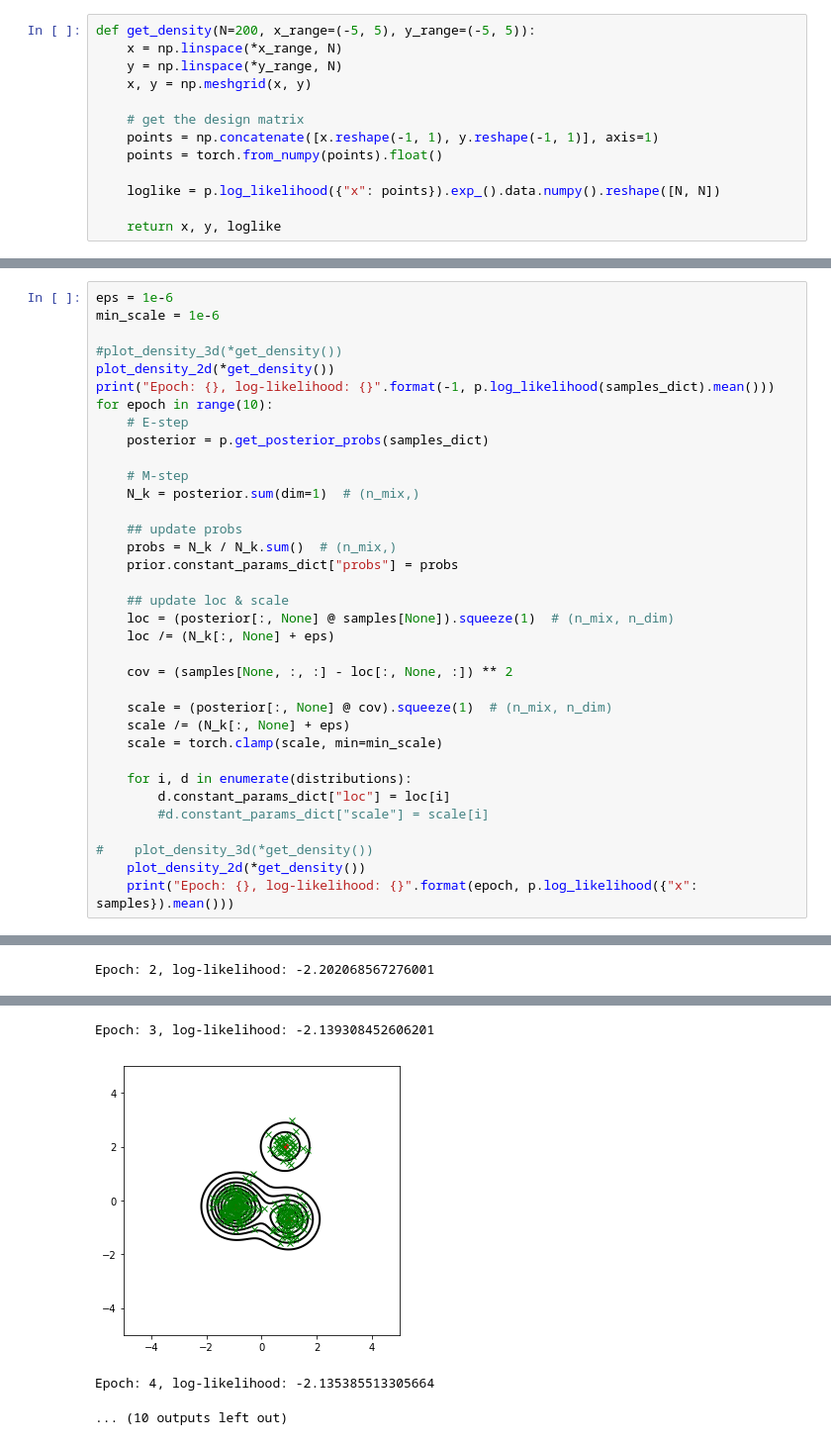
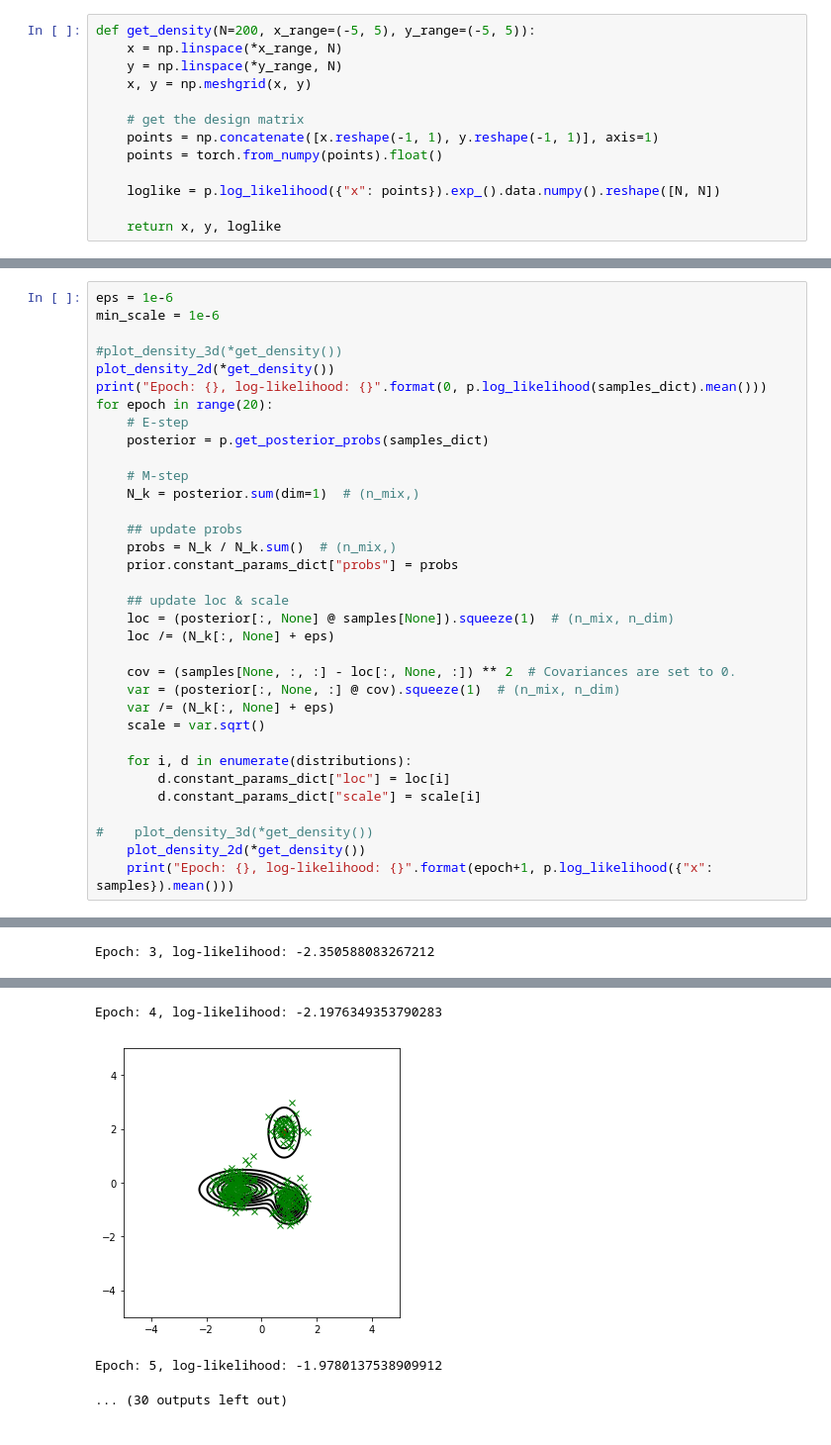
Before and after one commit to masa-su/pixyz, a Jupyter notebook: examples/gmm.ipynb, the cells around one changed output, grey strips where cells are left out. Shown at 99% size. Drawn from its saved outputs; the diff is of its cells as text.

```diff
--- a/examples/gmm.ipynb
+++ b/examples/gmm.ipynb
@@ -159,8 +151,8 @@ min_scale = 1e-6
 
 #plot_density_3d(*get_density())
 plot_density_2d(*get_density())
-print("Epoch: {}, log-likelihood: {}".format(-1, p.log_likelihood(samples_dict).mean()))
-for epoch in range(10):
+print("Epoch: {}, log-likelihood: {}".format(0, p.log_likelihood(samples_dict).mean()))
+for epoch in range(20):
     # E-step
     posterior = p.get_posterior_probs(samples_dict)
 
@@ -175,18 +167,17 @@ for epoch in range(10):
     loc = (posterior[:, None] @ samples[None]).squeeze(1)  # (n_mix, n_dim)
     loc /= (N_k[:, None] + eps)
 
-    cov = (samples[None, :, :] - loc[:, None, :]) ** 2
-
-    scale = (posterior[:, None] @ cov).squeeze(1)  # (n_mix, n_dim)
-    scale /= (N_k[:, None] + eps)
-    scale = torch.clamp(scale, min=min_scale)
+    cov = (samples[None, :, :] - loc[:, None, :]) ** 2  # Covariances are set to 0.
+    var = (posterior[:, None, :] @ cov).squeeze(1)  # (n_mix, n_dim)
+    var /= (N_k[:, None] + eps)
+    scale = var.sqrt()
 
     for i, d in enumerate(distributions):
         d.constant_params_dict["loc"] = loc[i]
-        #d.constant_params_dict["scale"] = scale[i]
+        d.constant_params_dict["scale"] = scale[i]
 
 #    plot_density_3d(*get_density())
     plot_density_2d(*get_density())
-    print("Epoch: {}, log-likelihood: {}".format(epoch, p.log_likelihood({"x": samples}).mean()))
+    print("Epoch: {}, log-likelihood: {}".format(epoch+1, p.log_likelihood({"x": samples}).mean()))
 # %% [output]
 [figure]
@@ -199 +190 @@ Epoch: 1, log-likelihood: -2.547523021697998
-Epoch: 2, log-likelihood: -2.202068567276001
+Epoch: 3, log-likelihood: -2.350588083267212
@@ -201,7 +192,7 @@ Epoch: 2, log-likelihood: -2.202068567276001
-Epoch: 3, log-likelihood: -2.139308452606201
+Epoch: 4, log-likelihood: -2.1976349353790283
-[figure, old version]
+[figure, new version]
-Epoch: 4, log-likelihood: -2.135385513305664
+Epoch: 5, log-likelihood: -1.9780137538909912
-... (10 outputs left out)
+... (30 outputs left out)
 # %%
 print(p._prior.constant_params_dict)
 print(p._distributions[0].constant_params_dict)
```
Also changed, not shown: parts of 4 cells of this notebook.
